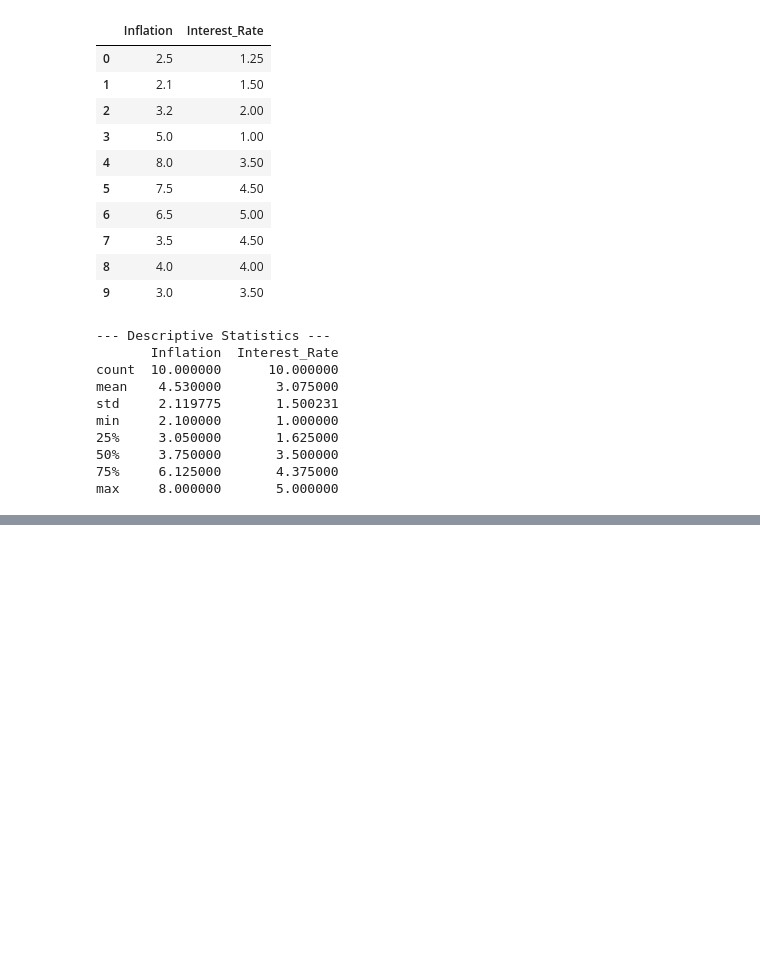
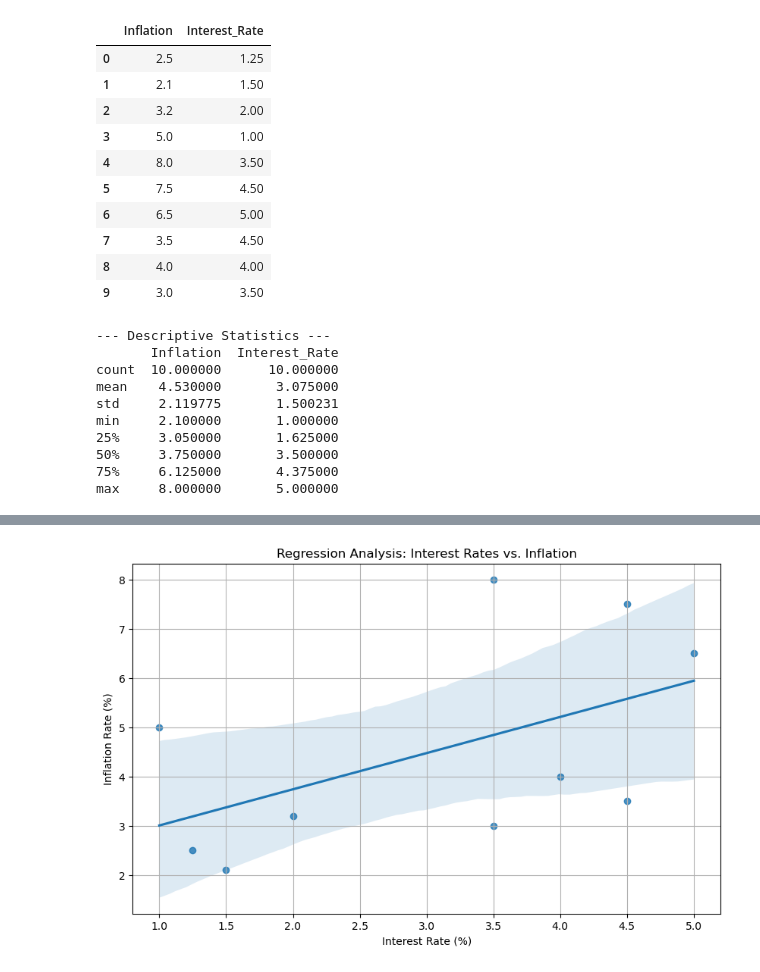
Before and after one commit to Ashu23Queen/inferential-statistics-projects, a Jupyter notebook: Inflation/Inflation.ipynb, the cells around one changed output, grey strips where cells are left out. Drawn from its saved outputs; the diff is of its cells as text; code cells hidden in the pictures; blank space fills up the shorter version.

```diff
--- a/Inflation/Inflation.ipynb
+++ b/Inflation/Inflation.ipynb
@@ -55,0 +84,11 @@ P-value: 0.1236
+# %%
+# 5. Visualizing the Inference
+plt.figure(figsize=(10, 6))
+sns.regplot(x='Interest_Rate', y='Inflation', data=df, ci=95) # ci=95 adds the confidence interval
+plt.title('Regression Analysis: Interest Rates vs. Inflation')
+plt.xlabel('Interest Rate (%)')
+plt.ylabel('Inflation Rate (%)')
+plt.grid(True)
+plt.show()
+# %% [output]
+[figure, added]
```
Also changed, not shown: parts of 4 cells of this notebook.
